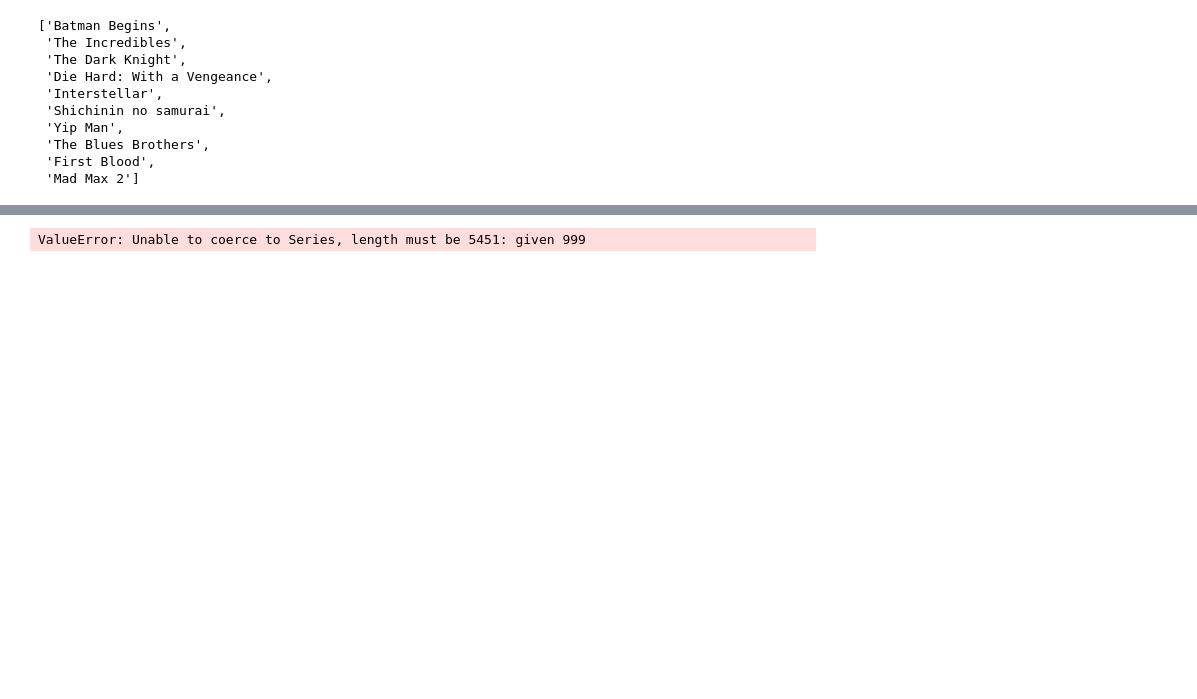
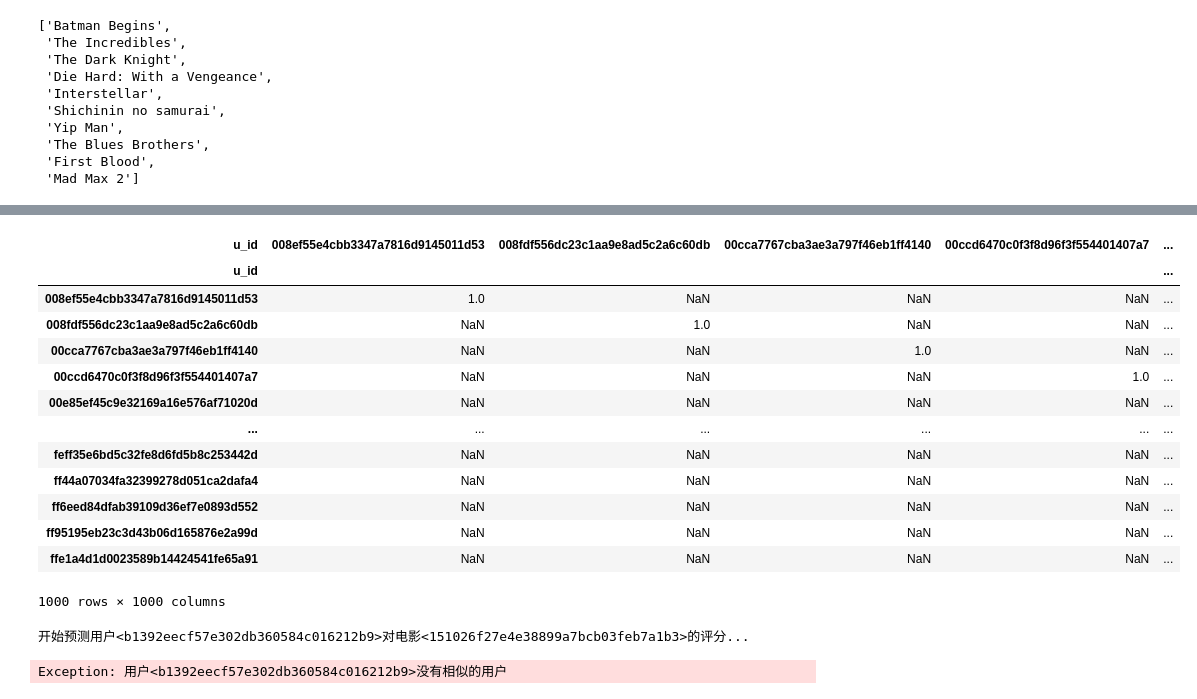
Before and after one commit to Cloud9High5/Movie-Finder-System, a Jupyter notebook: back-end/recommend.ipynb, the cells around one changed output, grey strips where cells are left out. Drawn from its saved outputs; the diff is of its cells as text; code cells hidden in the pictures; blank space fills up the shorter version.

```diff
--- a/back-end/recommend.ipynb
+++ b/back-end/recommend.ipynb
@@ -790,11 +726,18 @@ matrix
-# %%
-mu = np.mean(np.mean(matrix))
-bx = np.array(np.mean(matrix, axis=1) - mu)
-by = np.array(np.mean(matrix, axis=0) - mu)
-
-X = df.sub(bx+mu, axis=0)   # Demean
-X = X.div(np.sqrt(np.sum(np.square(X), axis=1)), axis=0)
-X.fillna(0, inplace=True)
-similarity_matrix = np.dot(X, X.T)
-# %% [output]
-ValueError: Unable to coerce to Series, length must be 5451: given 999
+# %%
+user_similarity = matrix.T.corr()
+user_similarity
+# %% [output]
+| u_id | 008ef55e4cbb3347a7816d9145011d53 | 008fdf556dc23c1aa9e8ad5c2a6c60db | 00cca7767cba3ae3a797f46eb1ff4140 | 00ccd6470c0f3f8d96f3f554401407a7 | ... |
+| u_id |  |  |  |  | ... |
+| 008ef55e4cbb3347a7816d9145011d53 | 1.0 | NaN | NaN | NaN | ... |
+| 008fdf556dc23c1aa9e8ad5c2a6c60db | NaN | 1.0 | NaN | NaN | ... |
+| 00cca7767cba3ae3a797f46eb1ff4140 | NaN | NaN | 1.0 | NaN | ... |
+| 00ccd6470c0f3f8d96f3f554401407a7 | NaN | NaN | NaN | 1.0 | ... |
+| 00e85ef45c9e32169a16e576af71020d | NaN | NaN | NaN | NaN | ... |
+| ... | ... | ... | ... | ... | ... |
+| feff35e6bd5c32fe8d6fd5b8c253442d | NaN | NaN | NaN | NaN | ... |
+| ff44a07034fa32399278d051ca2dafa4 | NaN | NaN | NaN | NaN | ... |
+| ff6eed84dfab39109d36ef7e0893d552 | NaN | NaN | NaN | NaN | ... |
+| ff95195eb23c3d43b06d165876e2a99d | NaN | NaN | NaN | NaN | ... |
+| ffe1a4d1d0023589b14424541fe65a91 | NaN | NaN | NaN | NaN | ... |
+1000 rows × 1000 columns
@@ -800,0 +783,5 @@ ValueError: Unable to coerce to Series, length must be 5451: given 999
+# %%
+predict('b1392eecf57e302db360584c016212b9','151026f27e4e38899a7bcb03feb7a1b3',matrix,user_similarity)
+# %% [output]
+开始预测用户<b1392eecf57e302db360584c016212b9>对电影<151026f27e4e38899a7bcb03feb7a1b3>的评分...
+Exception: 用户<b1392eecf57e302db360584c016212b9>没有相似的用户
```
Also changed, not shown: parts of 9 cells of this notebook, 2 other files.
